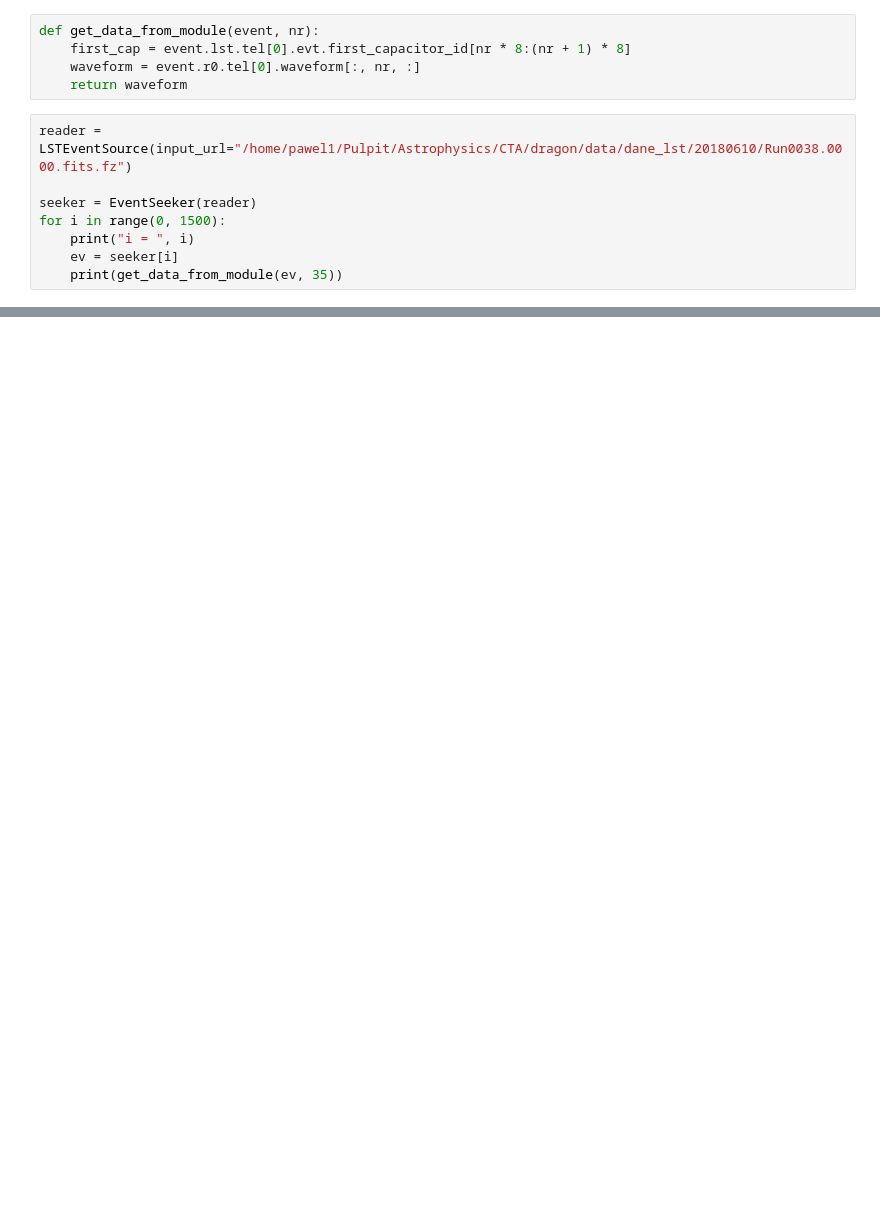
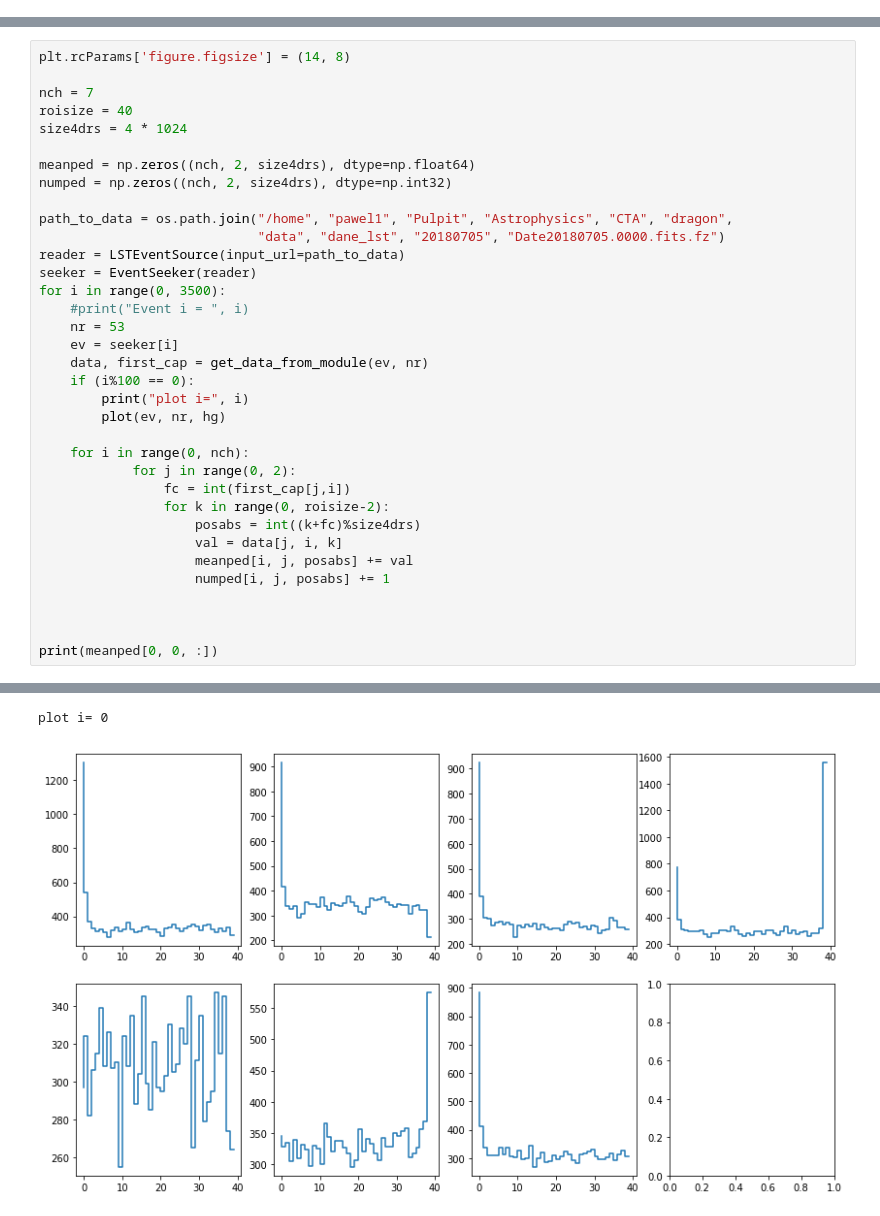
Before and after one commit to pawel21/ctapipe, a Jupyter notebook: examples/notebooks/calib_dragon_pedestal.ipynb, the cells around one changed output, grey strips where cells are left out. Saved outputs shown, nothing was run; the diff lists cells and outputs as text; blank space fills up the shorter version.

```diff
--- a/examples/notebooks/calib_dragon_pedestal.ipynb
+++ b/examples/notebooks/calib_dragon_pedestal.ipynb
@@ -4,15 +5,2 @@ import numpy as np
 from ctapipe.io.lsteventsource import LSTEventSource
 from ctapipe.io import EventSeeker
-# %%
-def get_data_from_module(event, nr):
-    first_cap = event.lst.tel[0].evt.first_capacitor_id[nr * 8:(nr + 1) * 8]
-    waveform = event.r0.tel[0].waveform[:, nr, :]
-    return waveform
-# %%
-reader = LSTEventSource(input_url="/home/pawel1/Pulpit/Astrophysics/CTA/dragon/data/dane_lst/20180610/Run0038.0000.fits.fz")
-
-seeker = EventSeeker(reader)
-for i in range(0, 1500):
-    print("i = ", i)
-    ev = seeker[i]
-    print(get_data_from_module(ev, 35))
@@ -40,0 +40,36 @@ i =  1
+# %%
+plt.rcParams['figure.figsize'] = (14, 8)
+
+nch = 7
+roisize = 40
+size4drs = 4 * 1024
+
+meanped = np.zeros((nch, 2, size4drs), dtype=np.float64)
+numped = np.zeros((nch, 2, size4drs), dtype=np.int32)
+
+path_to_data = os.path.join("/home", "pawel1", "Pulpit", "Astrophysics", "CTA", "dragon",
+                            "data", "dane_lst", "20180705", "Date20180705.0000.fits.fz")
+reader = LSTEventSource(input_url=path_to_data)
+seeker = EventSeeker(reader)
+for i in range(0, 3500):
+    #print("Event i = ", i)
+    nr = 53
+    ev = seeker[i]
+    data, first_cap = get_data_from_module(ev, nr)
+    if (i%100 == 0):
+        print("plot i=", i)
+        plot(ev, nr, hg)
+
+    for i in range(0, nch):
+            for j in range(0, 2):
+                fc = int(first_cap[j,i])
+                for k in range(0, roisize-2):
+                    posabs = int((k+fc)%size4drs)
+                    val = data[j, i, k]
+                    meanped[i, j, posabs] += val
+                    numped[i, j, posabs] += 1
+
+
+
+print(meanped[0, 0, :])
+# %% [output]
@@ -40,0 +80,2 @@ i =  1
+plot i= 0
+[figure, added]
```
Also changed, not shown: parts of 12 cells of this notebook.
